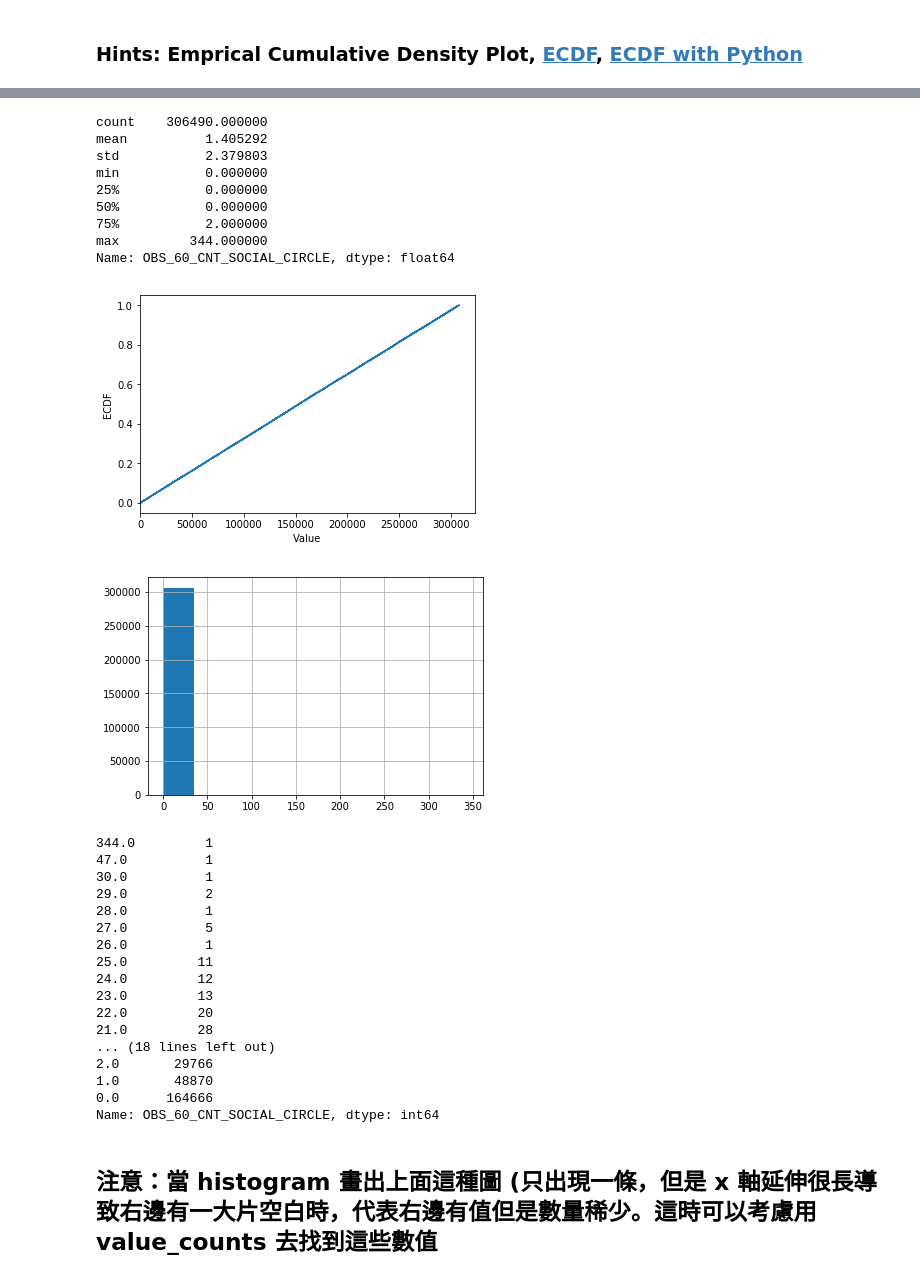
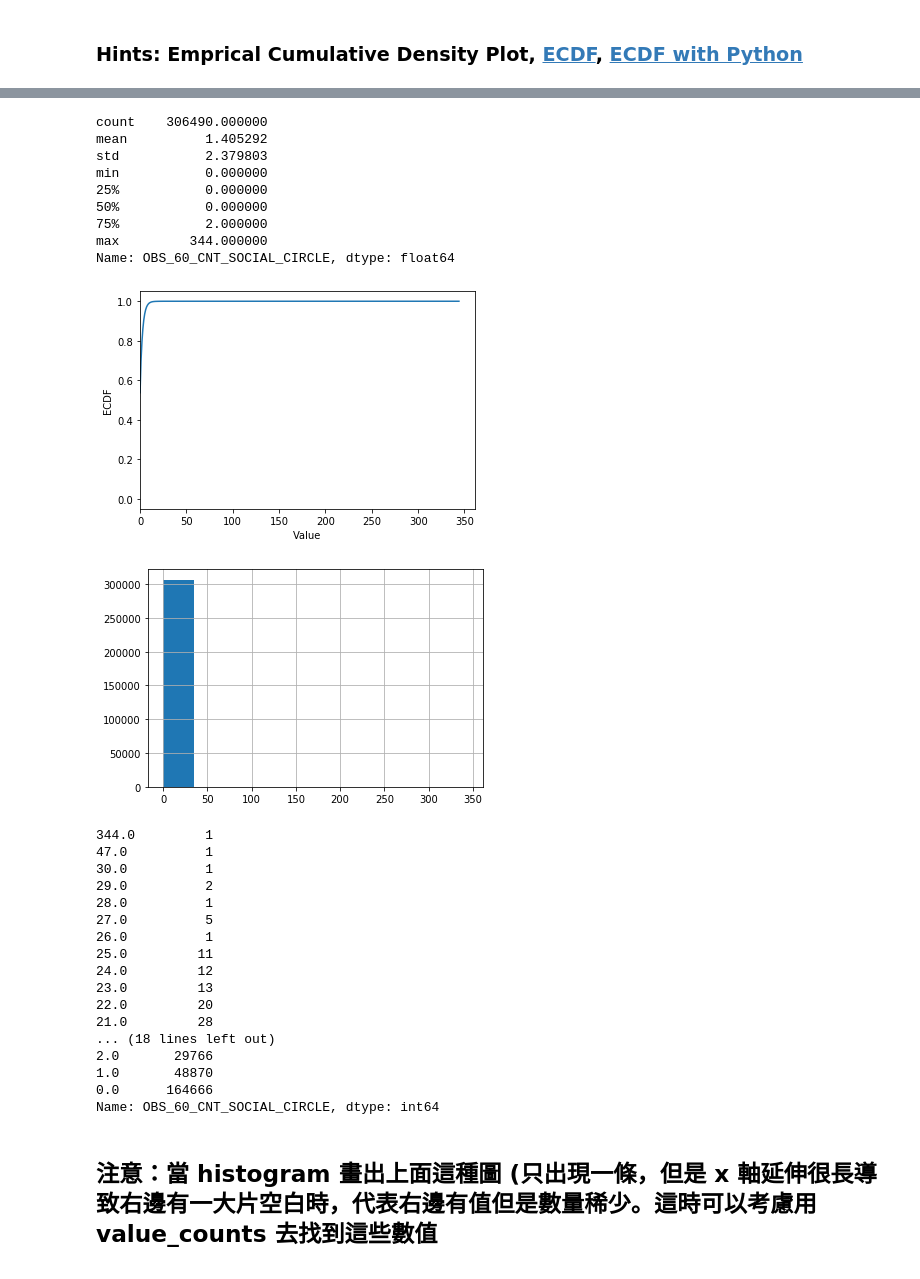
Before and after one commit to jsw7524/4th-ML100Days, a Jupyter notebook: homework/Day_009_HW_jsw7524.ipynb, the cells around one changed output, grey strips where cells are left out. Saved outputs shown, nothing was run; the diff lists cells and outputs as text; code cells hidden in the pictures.

```diff
--- a/homework/Day_009_HW_jsw7524.ipynb
+++ b/homework/Day_009_HW_jsw7524.ipynb
@@ -179,36 +179,36 @@ Name: REGION_POPULATION_RELATIVE, Length: 81, dtype: int64
 # %%
 # 最大值落在分布之外
 print(app_train['OBS_60_CNT_SOCIAL_CIRCLE'].describe())
 
 # 繪製 Empirical Cumulative Density Plot (ECDF)
 """
 Your Code Here
 """
-cdf =  np.cumsum(app_train['OBS_60_CNT_SOCIAL_CIRCLE'] / (len(app_train) - 1) )
+cdf =  app_train.OBS_60_CNT_SOCIAL_CIRCLE.value_counts().sort_index().cumsum()
 
 
 plt.plot(list(cdf.index), cdf/cdf.max())
 plt.xlabel('Value')
 plt.ylabel('ECDF')
 plt.xlim([cdf.index.min() * 0.95, cdf.index.max() * 1.05])
 plt.ylim([-0.05,1.05]) # 限制顯示圖片的範圍
 plt.show()
 
 app_train['OBS_60_CNT_SOCIAL_CIRCLE'].hist()
 plt.show()
 print(app_train['OBS_60_CNT_SOCIAL_CIRCLE'].value_counts().sort_index(ascending = False))
 # %% [output]
 count    306490.000000
 mean          1.405292
 std           2.379803
 min           0.000000
 25%           0.000000
 50%           0.000000
 75%           2.000000
 max         344.000000
 Name: OBS_60_CNT_SOCIAL_CIRCLE, dtype: float64
-[figure, old version]
+[figure, new version]
-[figure, old version]
+[figure, new version]
 344.0         1
 47.0          1
 30.0          1
```
Also changed, not shown: parts of 5 cells of this notebook.
